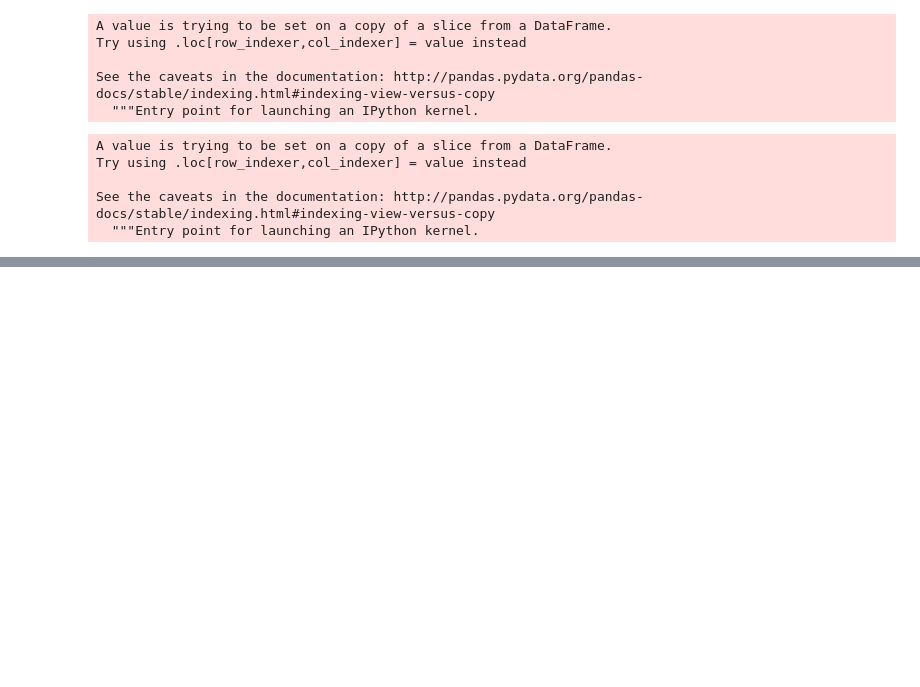
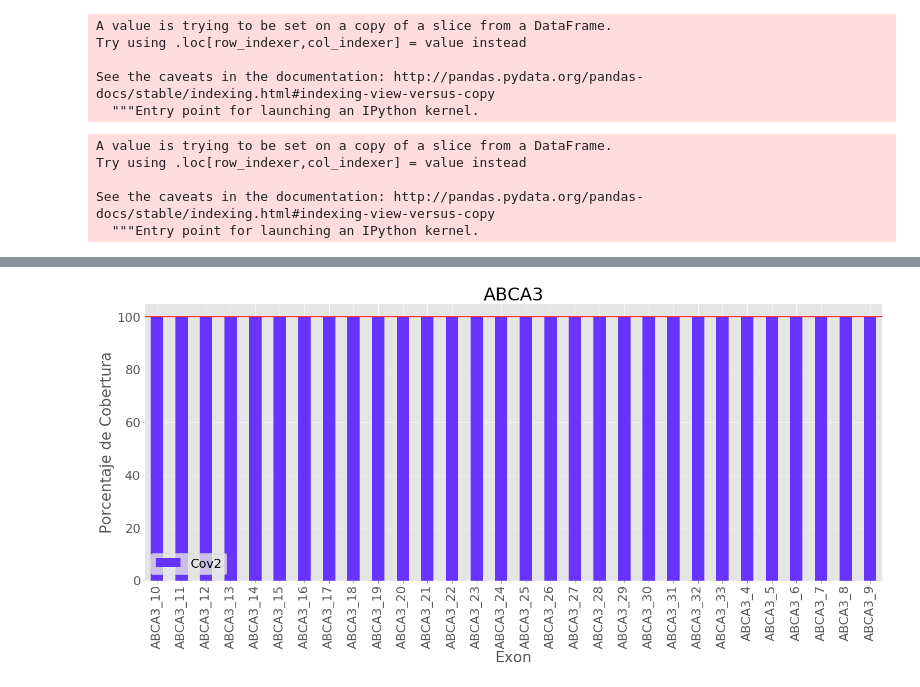
Before and after one commit to jevelezse/omicas, a Jupyter notebook: cobertura.ipynb, the cells around one changed output, grey strips where cells are left out. Drawn from its saved outputs; the diff is of its cells as text; code cells hidden in the pictures; blank space fills up the shorter version.

```diff
--- a/cobertura.ipynb
+++ b/cobertura.ipynb
@@ -567,0 +118,8 @@ y.to_csv('porcetaje.csv')
+# %%
+ABCA3_1 = ABCA3[['Cov2','Exon']].groupby('Exon').mean()*100
+plot = ABCA3_1.plot(kind="bar",figsize=(20, 10), title = 'ABCA3',color = [('#6633FF')],);plt.axhline(100, color='r');
+fig = plot.get_figure()
+plot.set(xlabel="Exon", ylabel="Porcentaje de Cobertura")
+fig.savefig("ABCA3AP.png", bbox_inches=0)
+# %% [output]
+[figure, added]
```
Also changed, not shown: parts of 118 cells of this notebook.
